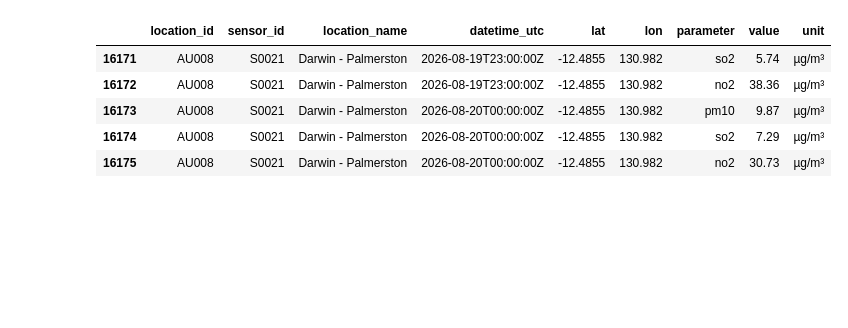
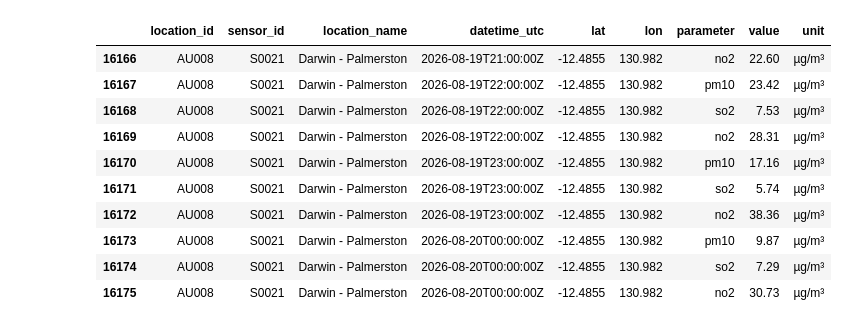
Before and after one commit to shahsandesh30/DataGuard, a Jupyter notebook: notebooks/layer2/silver_data_eda.ipynb, the cells around one changed output. Cells and saved outputs as stored; diff of their text form; code cells hidden in the pictures; blank space fills up the shorter version.

```diff
--- a/notebooks/layer2/silver_data_eda.ipynb
+++ b/notebooks/layer2/silver_data_eda.ipynb
@@ -2,3 +2,12 @@
 import pandas as pd
 import numpy as np
 import matplotlib.pyplot as plt
+import seaborn as sns
+
+import warnings
+warnings.filterwarnings("ignore")
+
+sns.set_theme(style="whitegrid")
+
+pd.set_option("display.max_columns", None)
+pd.set_option("display.max_rows", 100)
@@ -55,7 +90,12 @@ df.head()
 # %%
-df.tail()
+df.tail(10)
 # %% [output]
 |  | location_id | sensor_id | location_name | datetime_utc | lat | lon | parameter | value | unit |
+| 16166 | AU008 | S0021 | Darwin - Palmerston | 2026-08-19T21:00:00Z | -12.4855 | 130.982 | no2 | 22.60 | µg/m³ |
+| 16167 | AU008 | S0021 | Darwin - Palmerston | 2026-08-19T22:00:00Z | -12.4855 | 130.982 | pm10 | 23.42 | µg/m³ |
+| 16168 | AU008 | S0021 | Darwin - Palmerston | 2026-08-19T22:00:00Z | -12.4855 | 130.982 | so2 | 7.53 | µg/m³ |
+| 16169 | AU008 | S0021 | Darwin - Palmerston | 2026-08-19T22:00:00Z | -12.4855 | 130.982 | no2 | 28.31 | µg/m³ |
+| 16170 | AU008 | S0021 | Darwin - Palmerston | 2026-08-19T23:00:00Z | -12.4855 | 130.982 | pm10 | 17.16 | µg/m³ |
 | 16171 | AU008 | S0021 | Darwin - Palmerston | 2026-08-19T23:00:00Z | -12.4855 | 130.982 | so2 | 5.74 | µg/m³ |
 | 16172 | AU008 | S0021 | Darwin - Palmerston | 2026-08-19T23:00:00Z | -12.4855 | 130.982 | no2 | 38.36 | µg/m³ |
 | 16173 | AU008 | S0021 | Darwin - Palmerston | 2026-08-20T00:00:00Z | -12.4855 | 130.982 | pm10 | 9.87 | µg/m³ |
```
Also changed, not shown: parts of 46 cells of this notebook.
